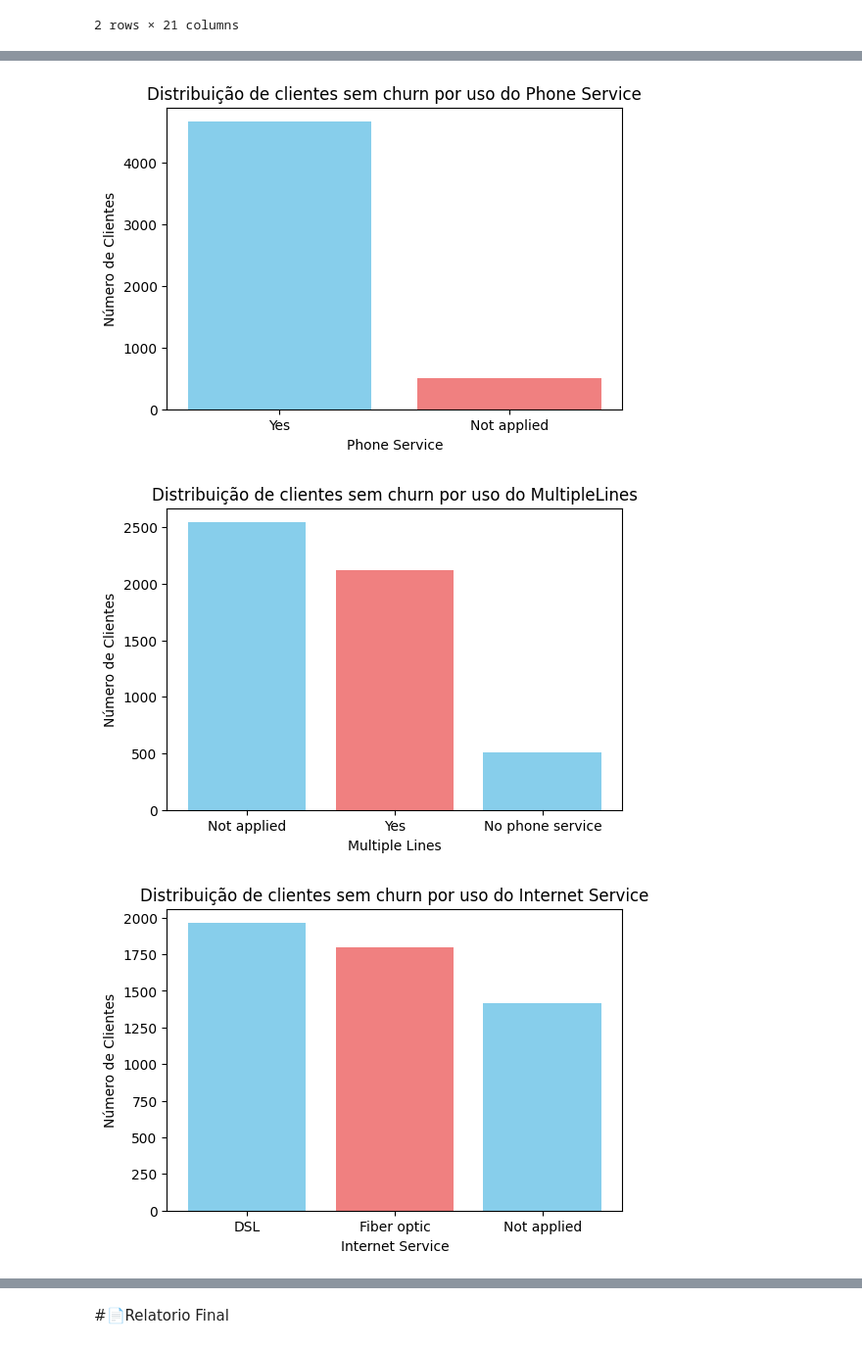
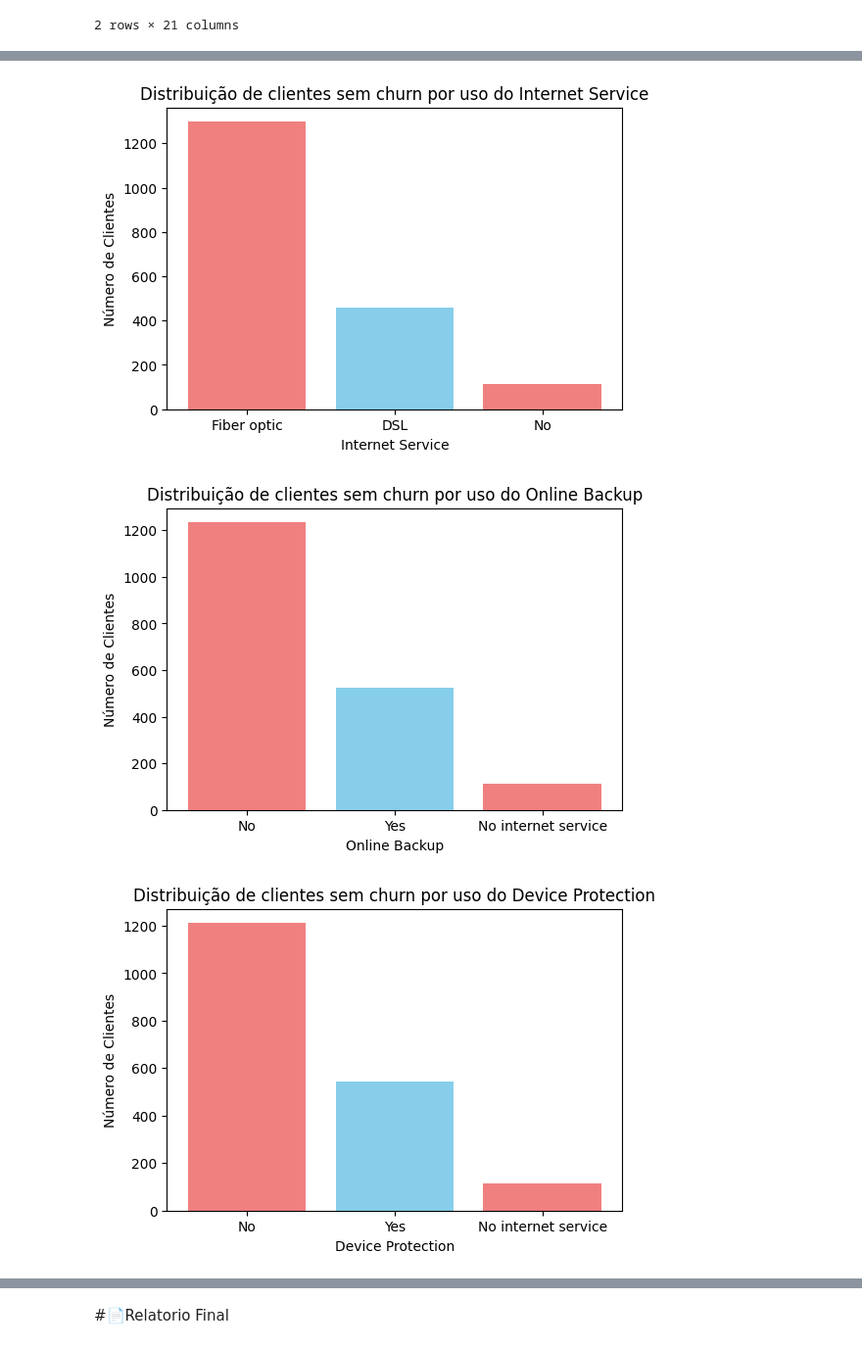
Before and after one commit to Jesuan333/Challenge-TELECOM-X---ORACLE-ONE, a Jupyter notebook: TelecomX_BR.ipynb, the cells around one changed output, grey strips where cells are left out. Shown at 98% size. Drawn from its saved outputs; the diff is of its cells as text; code cells hidden in the pictures.

```diff
--- a/TelecomX_BR.ipynb
+++ b/TelecomX_BR.ipynb
@@ -296,7 +296,7 @@ dados.head(2)
 | 1 | 0003-MKNFE | No | Male | 0 | No | No | 9 | Yes | ... |
 2 rows × 21 columns
 # %%
-cliente_perfil_evasao = dados[dados['Churn'] == 'No'][['customerID', 'Churn', 'PhoneService', 'MultipleLines', 'InternetService', 'OnlineBackup', 'DeviceProtection', 'TechSupport', 'StreamingTV','StreamingMovies']]
+cliente_perfil_evasao = dados[dados['Churn'] == 'Yes'][['customerID', 'Churn', 'PhoneService', 'MultipleLines', 'InternetService', 'OnlineBackup', 'DeviceProtection', 'TechSupport', 'StreamingTV','StreamingMovies']]
 
 dados['PhoneService'] = dados['PhoneService'].replace({'No': 'Not applied'})
 dados['PhoneService']
@@ -336,27 +411,27 @@ cliente_evasao_StreamingMovies  = cliente_perfil_evasao['StreamingMovies'].value
 # %%
 plt.figure(figsize=(6, 4))
-plt.bar(cliente_evasao_PhoneService.index, cliente_evasao_PhoneService.values, color=['skyblue', 'lightcoral'])
-plt.title('Distribuição de clientes sem churn por uso do Phone Service')
-plt.xlabel('Phone Service')
+plt.bar(cliente_evasao_InternetService.index, cliente_evasao_InternetService.values, color=['lightcoral', 'skyblue'])
+plt.title('Distribuição de clientes sem churn por uso do Internet Service')
+plt.xlabel('Internet Service')
 plt.ylabel('Número de Clientes')
 plt.show()
 # %% [output]
-[figure, old version]
+[figure, new version]
 # %%
 plt.figure(figsize=(6, 4))
-plt.bar(cliente_evasao_MultipleLines.index, cliente_evasao_MultipleLines.values, color=['skyblue', 'lightcoral'])
-plt.title('Distribuição de clientes sem churn por uso do MultipleLines')
-plt.xlabel('Multiple Lines')
+plt.bar(cliente_evasao_OnlineBackup.index, cliente_evasao_OnlineBackup.values, color=['lightcoral', 'skyblue'])
+plt.title('Distribuição de clientes sem churn por uso do Online Backup')
+plt.xlabel('Online Backup')
 plt.ylabel('Número de Clientes')
 plt.show()
 # %% [output]
-[figure, old version]
+[figure, new version]
 # %%
 plt.figure(figsize=(6, 4))
-plt.bar(cliente_evasao_InternetService.index, cliente_evasao_InternetService.values, color=['skyblue', 'lightcoral'])
-plt.title('Distribuição de clientes sem churn por uso do Internet Service')
-plt.xlabel('Internet Service')
+plt.bar(cliente_evasao_DeviceProtection.index, cliente_evasao_DeviceProtection.values, color=['lightcoral', 'skyblue'])
+plt.title('Distribuição de clientes sem churn por uso do Device Protection')
+plt.xlabel('Device Protection')
 plt.ylabel('Número de Clientes')
 plt.show()
 # %% [output]
-[figure, old version]
+[figure, new version]
```
Also changed, not shown: parts of 9 cells of this notebook.
